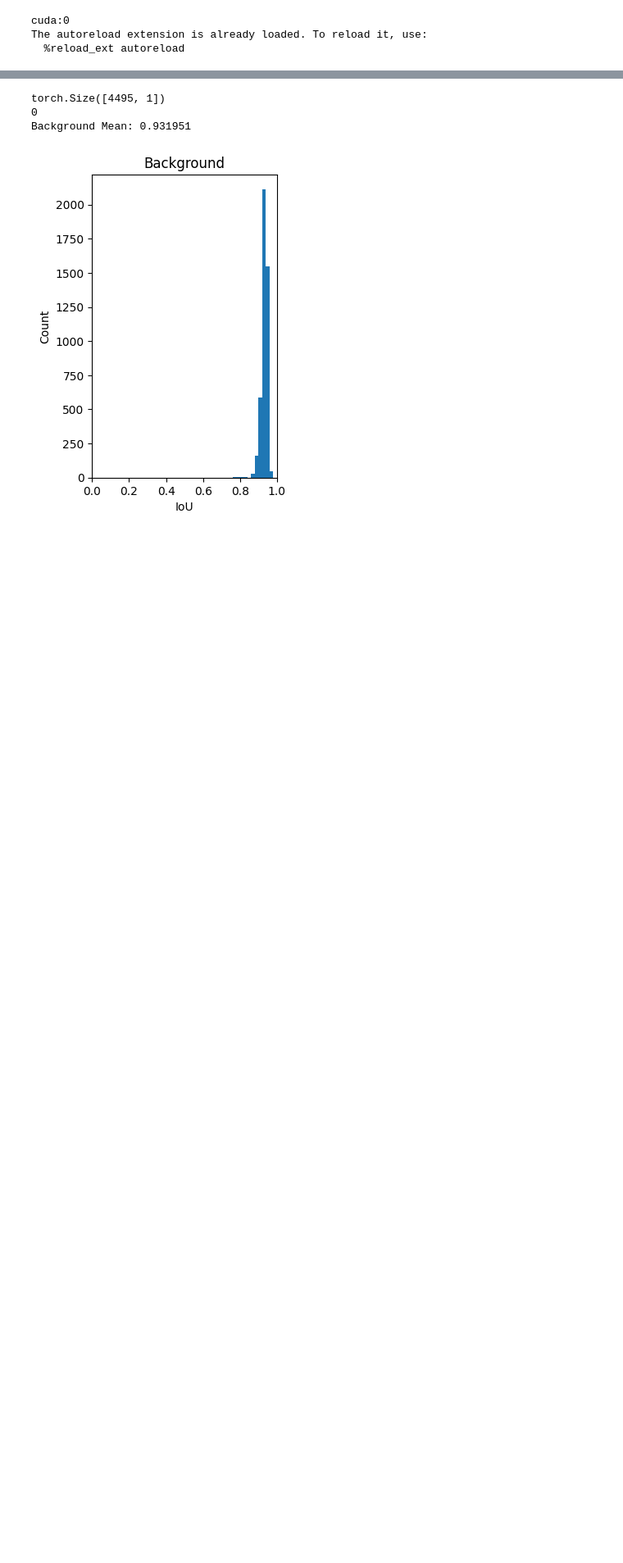
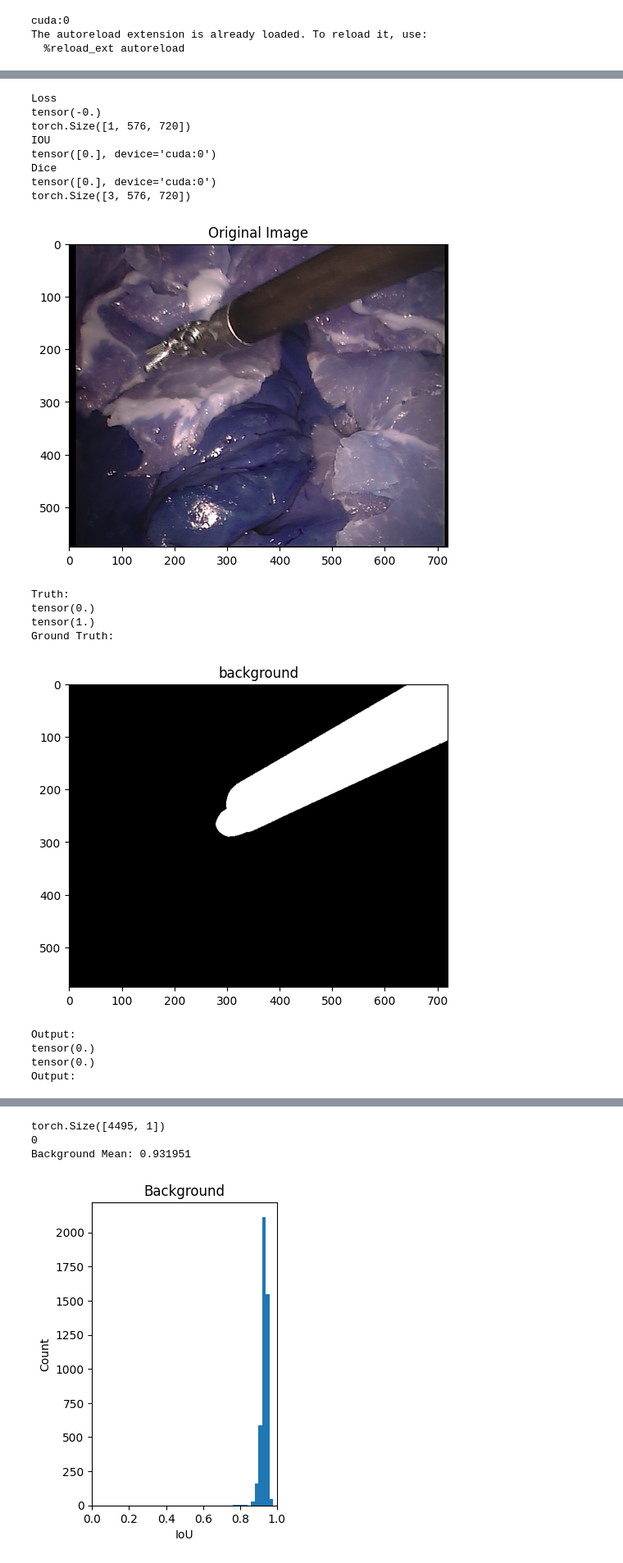
Before and after one commit to akrho19/CS_7643_project, a Jupyter notebook: main.ipynb, the cells around one changed output, grey strips where cells are left out. Shown at 82% size. Drawn from its saved outputs; the diff is of its cells as text; code cells hidden in the pictures; blank space fills up the shorter version.

```diff
--- a/main.ipynb
+++ b/main.ipynb
@@ -268,7 +313,7 @@ for epoch in range(epochs):
     for frames, truths in dataloader:
         frames = frames.to(device)
         heads = torch.logical_or(truths[:,1:2,...], truths[:,2:3,...]).to(device).float()
-        mask = truths[:,-1:,...].to(device).float()
+        mask = np.logical_not(truths[:,-1:,...]).to(device).float()
         frames = frames*mask
         optimizer.zero_grad()
         outputs = model_segment_head(frames)*mask
@@ -315,37 +364,58 @@ model_segment_head.eval()
 
 labels = ["background"]# ["Left Shaft", "Left Tool", "Right Shaft", "Right tool", "Background"]
 #num = 0
 
 folder = os.path.join(data_path, "segmentation_test")
 dataset = EndovisDataset(folder)
 dataloader = DataLoader(dataset, batch_size=1, \
                         shuffle=True, pin_memory=True)
 
 output = None
 frame = None
 truth = None
 
 with torch.no_grad():
     for frame, truth in dataloader:
         frame =  frame[0,...].to(device)
-        heads = torch.logical_or(truth[:,1:2,...], truths[:,2:3,...]).to(device).float()
-        mask = truths[:,-1:,...].to(device).float()
-        output = model(frame.unsqueeze(0)).detach()*mask
+        truths = truths.to(device)
+        heads = torch.logical_or(truth[0,1:2,...], truth[0,2:3,...]).to(device).float()
+        mask = np.logical_not(truth[0,-1:,...].to(device)).float()
+        frame = frame*mask
+        output = model_segment_head(frame.unsqueeze(0)).detach()*mask
         break
 
 
 print("Loss")
 criterion = nn.CrossEntropyLoss()
-print(criterion(output, truth.unsqueeze(dim=0)))
+print(criterion(output.cpu(), heads.unsqueeze(dim=0).cpu()))
 
 output = output.squeeze(dim=0)
 output = segmentation_errors.model_output_to_prediction_bce(output, 0.8)
 
 print(output.shape)
 print("IOU")
-print(segmentation_errors.iou(output, truth))
+print(segmentation_errors.iou(output, heads))
 
 print("Dice")
-print(segmentation_errors.dice(output, truth))
+print(segmentation_errors.dice(output, heads))
 
-segmentation_errors.show_images(frame.cpu(), truth.cpu(), output.cpu(), labels)
+segmentation_errors.show_images(frame.cpu(), heads.cpu(), output.cpu(), labels)
+# %% [output]
+Loss
+tensor(-0.)
+torch.Size([1, 576, 720])
+IOU
+tensor([0.], device='cuda:0')
+Dice
+tensor([0.], device='cuda:0')
+torch.Size([3, 576, 720])
+[figure, added]
+Truth:
+tensor(0.)
+tensor(1.)
+Ground Truth:
+[figure, added]
+Output:
+tensor(0.)
+tensor(0.)
+Output:
```
Also changed, not shown: parts of 10 cells of this notebook, 1 other file.
